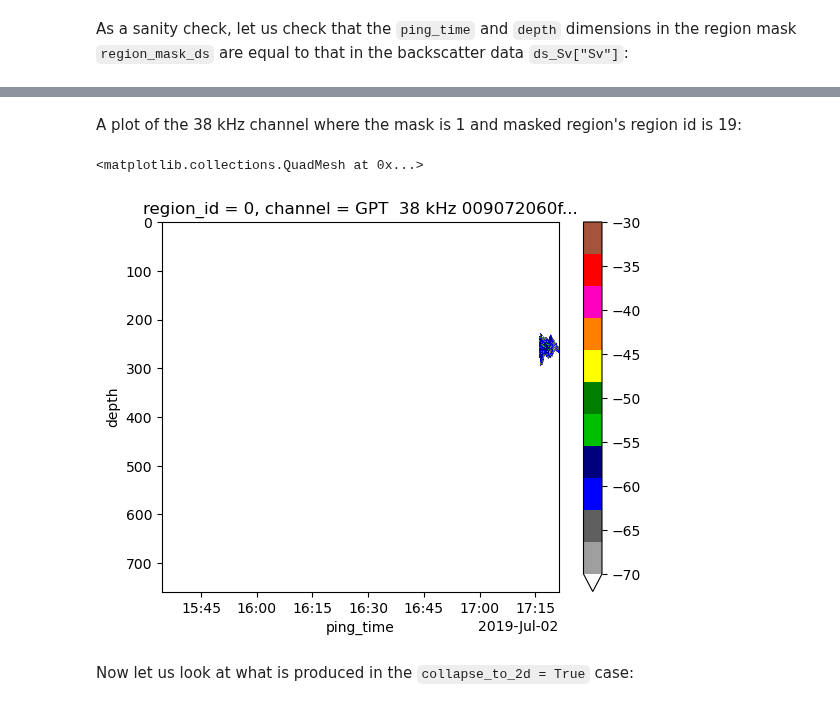
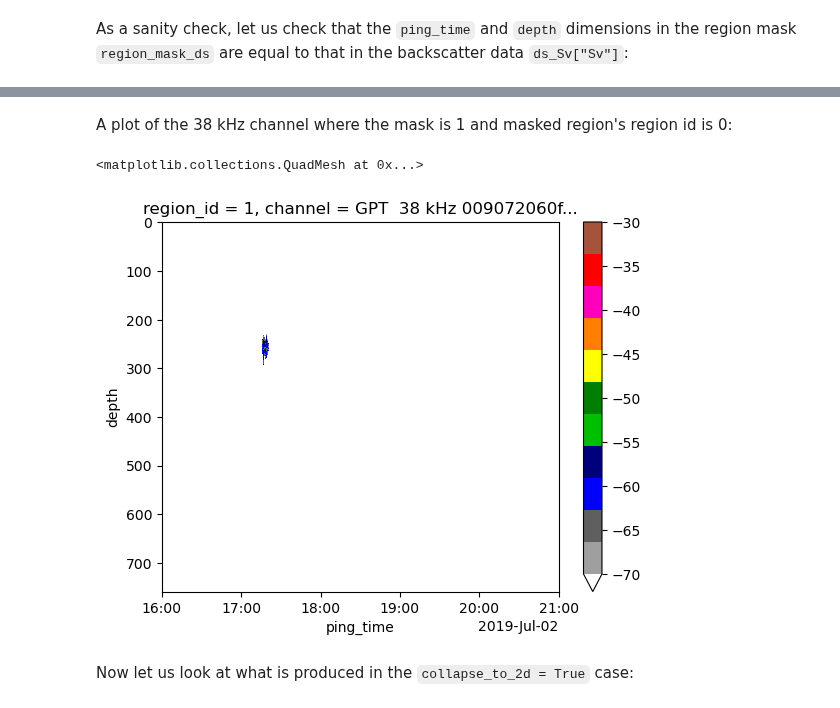
Before and after one commit to OSOceanAcoustics/echoregions, a Jupyter notebook: docs/source/Regions2D_functionality.ipynb, the cells around one changed output, grey strips where cells are left out. Saved outputs shown, nothing was run; the diff lists cells and outputs as text; code cells hidden in the pictures.

```diff
--- a/docs/source/Regions2D_functionality.ipynb
+++ b/docs/source/Regions2D_functionality.ipynb
@@ -217,18 +217,18 @@ KeyError: "not all values found in index 'region_id'. Try setting the `method` k
 # %% [markdown]
-A plot of the 38 kHz channel where the mask is 1 and masked region's region id is 19:
+A plot of the 38 kHz channel where the mask is 1 and masked region's region id is 0:
 # %%
 # Get only 38 kHz channel values where the mask is 1 and masked region's region id is 0
 mask_exists_Sv = xr.where(
-    region_mask_ds["mask_3d"].sel(region_id=0) == 1,
+    region_mask_ds["mask_3d"].sel(region_id=1, drop=False) == 1,
     ds_Sv["Sv"].isel(channel=1),
     np.nan,
 )
 
 # Plot the masked Sv
 mask_exists_Sv.plot(y="depth", yincrease=False, vmin=-70, vmax=-30, cmap="ep.ek500")
 # %% [output]
 <matplotlib.collections.QuadMesh at 0x...>
-[figure, old version]
+[figure, new version]
 # %% [markdown]
 Now let us look at what is produced in the `collapse_to_2d = True` case:
 # %%
```
Also changed, not shown: parts of 16 cells of this notebook, 1 other file.
